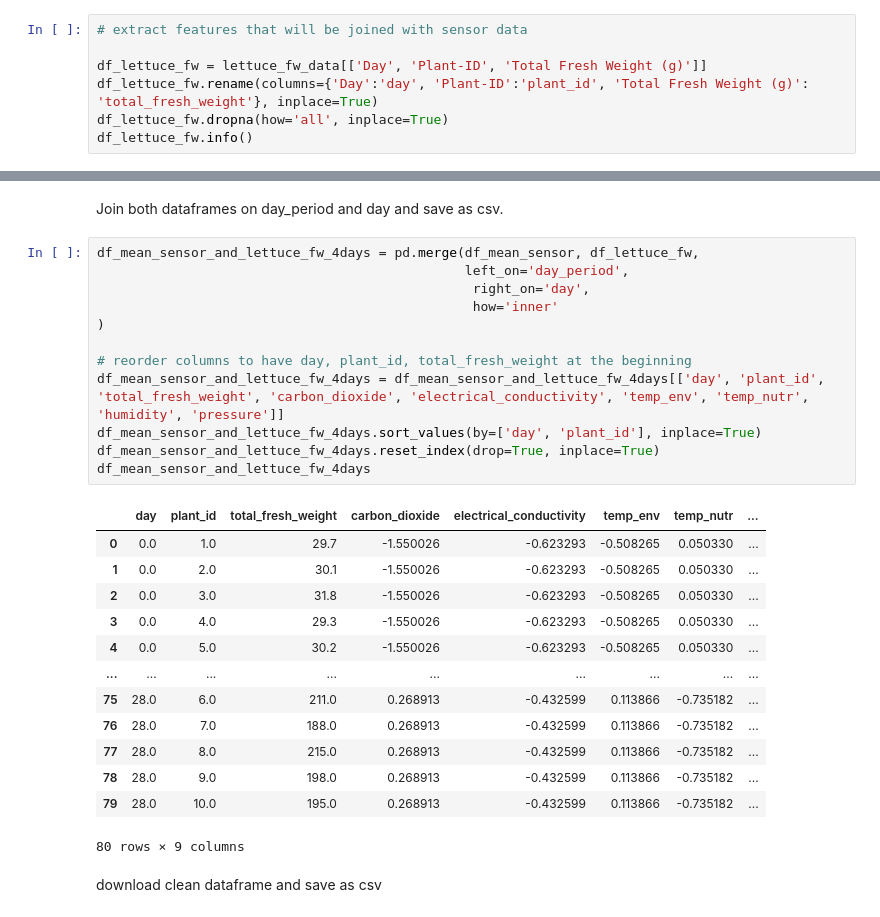
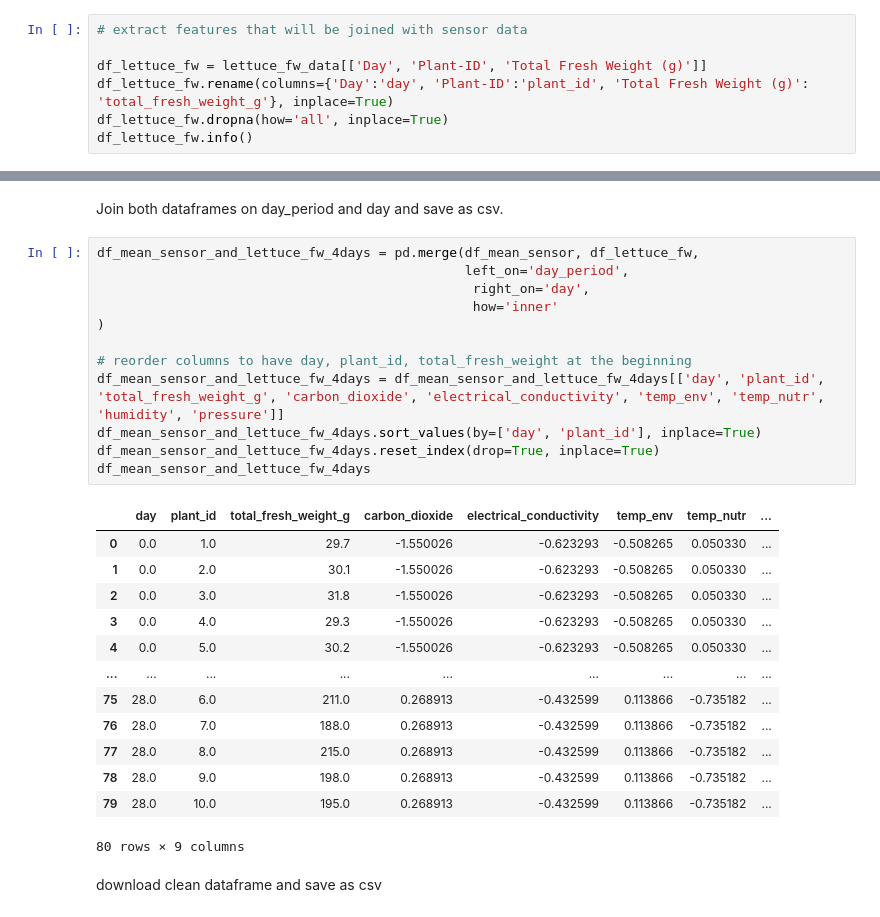
Before and after one commit to GerardoG2/plant-health-status, a Jupyter notebook: Notebooks/DataMerging_Trial2.ipynb, the cells around one changed output, grey strips where cells are left out. Cells and saved outputs as stored; diff of their text form.

```diff
--- a/Notebooks/DataMerging_Trial2.ipynb
+++ b/Notebooks/DataMerging_Trial2.ipynb
@@ -304,7 +304,7 @@ memory usage: 6.9+ KB
 # extract features that will be joined with sensor data
 
 df_lettuce_fw = lettuce_fw_data[['Day', 'Plant-ID', 'Total Fresh Weight (g)']]
-df_lettuce_fw.rename(columns={'Day':'day', 'Plant-ID':'plant_id', 'Total Fresh Weight (g)': 'total_fresh_weight'}, inplace=True)
+df_lettuce_fw.rename(columns={'Day':'day', 'Plant-ID':'plant_id', 'Total Fresh Weight (g)': 'total_fresh_weight_g'}, inplace=True)
 df_lettuce_fw.dropna(how='all', inplace=True)
 df_lettuce_fw.info()
 # %% [output]
@@ -349,17 +349,17 @@ Join both dataframes on day_period and day and save as csv.
 # %%
 df_mean_sensor_and_lettuce_fw_4days = pd.merge(df_mean_sensor, df_lettuce_fw,
                                                left_on='day_period',
                                                 right_on='day',
                                                 how='inner'
 )
 
 # reorder columns to have day, plant_id, total_fresh_weight at the beginning
-df_mean_sensor_and_lettuce_fw_4days = df_mean_sensor_and_lettuce_fw_4days[['day', 'plant_id', 'total_fresh_weight', 'carbon_dioxide', 'electrical_conductivity', 'temp_env', 'temp_nutr', 'humidity', 'pressure']]
+df_mean_sensor_and_lettuce_fw_4days = df_mean_sensor_and_lettuce_fw_4days[['day', 'plant_id', 'total_fresh_weight_g', 'carbon_dioxide', 'electrical_conductivity', 'temp_env', 'temp_nutr', 'humidity', 'pressure']]
 df_mean_sensor_and_lettuce_fw_4days.sort_values(by=['day', 'plant_id'], inplace=True)
 df_mean_sensor_and_lettuce_fw_4days.reset_index(drop=True, inplace=True)
 df_mean_sensor_and_lettuce_fw_4days
 # %% [output]
-|  | day | plant_id | total_fresh_weight | carbon_dioxide | electrical_conductivity | temp_env | temp_nutr | ... |
+|  | day | plant_id | total_fresh_weight_g | carbon_dioxide | electrical_conductivity | temp_env | temp_nutr | ... |
 | 0 | 0.0 | 1.0 | 29.7 | -1.550026 | -0.623293 | -0.508265 | 0.050330 | ... |
 | 1 | 0.0 | 2.0 | 30.1 | -1.550026 | -0.623293 | -0.508265 | 0.050330 | ... |
 | 2 | 0.0 | 3.0 | 31.8 | -1.550026 | -0.623293 | -0.508265 | 0.050330 | ... |
```
Also changed, not shown: parts of 4 cells of this notebook, 11 other files.
